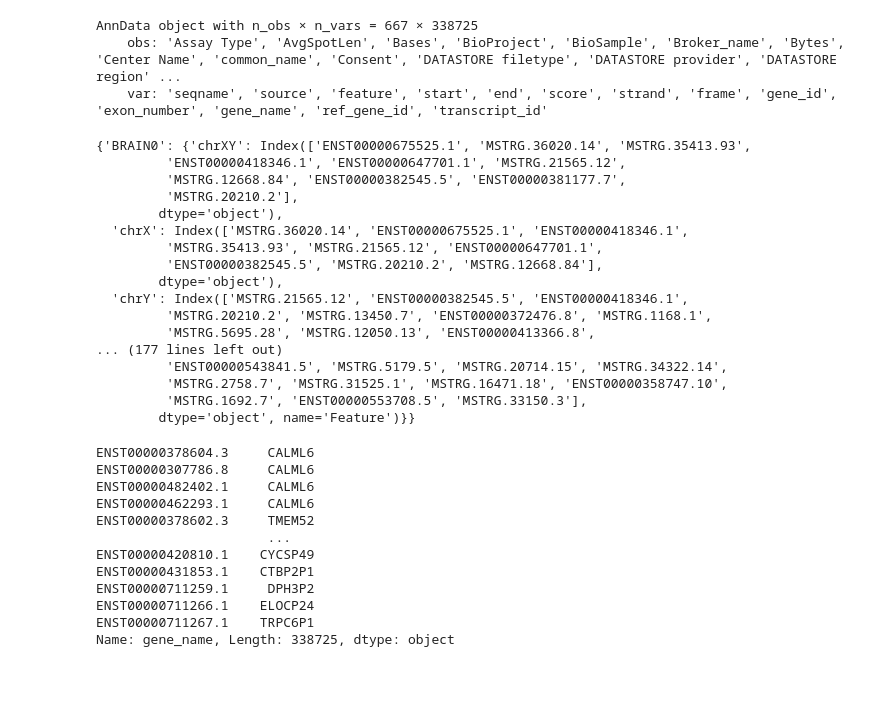
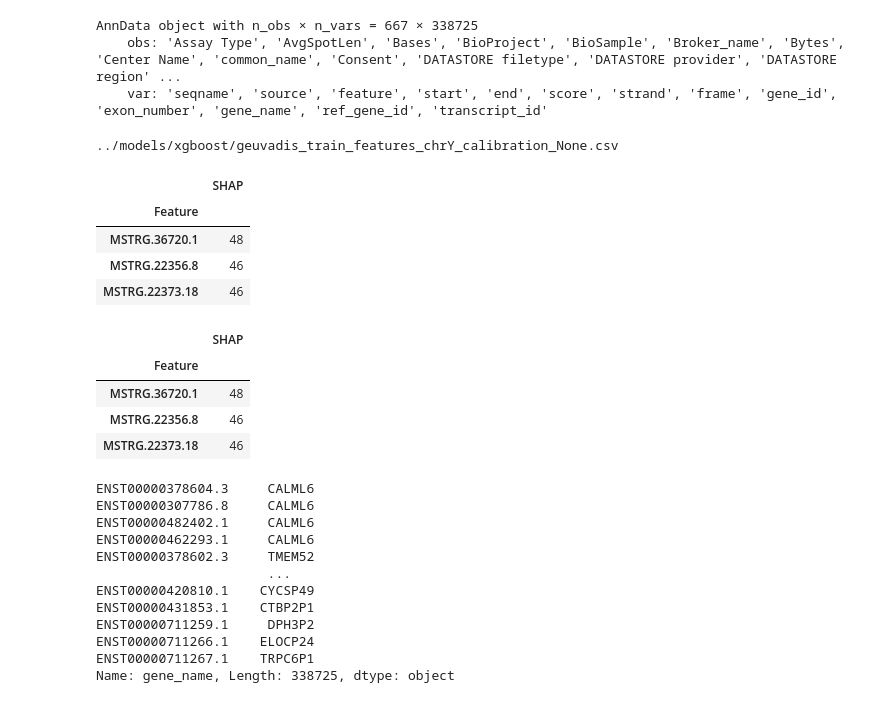
Before and after one commit to zodelheim/sea-infer-rna-seq, a Jupyter notebook: notebooks/FindBestTranscriptsIntersectionForSex.ipynb, the cells around one changed output. Cells and saved outputs as stored; diff of their text form; code cells hidden in the pictures.

```diff
--- a/notebooks/FindBestTranscriptsIntersectionForSex.ipynb
+++ b/notebooks/FindBestTranscriptsIntersectionForSex.ipynb
@@ -92,27 +92,29 @@ for organ_name in ['BRAIN0', "HEART", "BRAIN1", 'None']:
         transcripts_list.extend(features_list.index.tolist())
         # print(features_list)
 transcripts_list = list(set(transcripts_list))
-# %%
-transcripts_dict
-# transcripts_list
-# %% [output]
-{'BRAIN0': {'chrXY': Index(['ENST00000675525.1', 'MSTRG.36020.14', 'MSTRG.35413.93',
-         'ENST00000418346.1', 'ENST00000647701.1', 'MSTRG.21565.12',
-         'MSTRG.12668.84', 'ENST00000382545.5', 'ENST00000381177.7',
-         'MSTRG.20210.2'],
-        dtype='object'),
-  'chrX': Index(['MSTRG.36020.14', 'ENST00000675525.1', 'ENST00000418346.1',
-         'MSTRG.35413.93', 'MSTRG.21565.12', 'ENST00000647701.1',
-         'ENST00000382545.5', 'MSTRG.20210.2', 'MSTRG.12668.84'],
-        dtype='object'),
-  'chrY': Index(['MSTRG.21565.12', 'ENST00000382545.5', 'ENST00000418346.1',
-         'MSTRG.20210.2', 'MSTRG.13450.7', 'ENST00000372476.8', 'MSTRG.1168.1',
-         'MSTRG.5695.28', 'MSTRG.12050.13', 'ENST00000413366.8',
-... (177 lines left out)
-         'ENST00000543841.5', 'MSTRG.5179.5', 'MSTRG.20714.15', 'MSTRG.34322.14',
-         'MSTRG.2758.7', 'MSTRG.31525.1', 'MSTRG.16471.18', 'ENST00000358747.10',
-         'MSTRG.1692.7', 'ENST00000553708.5', 'MSTRG.33150.3'],
-        dtype='object', name='Feature')}}
+# %%
+features_fname = f"geuvadis_train_features_{'chrY'}_calibration_{'None'}.csv"
+features_list = pd.read_csv(ml_models_fdir / model_type / features_fname, index_col=0)
+print(ml_models_fdir / model_type / features_fname)
+features_list
+# %% [output]
+../models/xgboost/geuvadis_train_features_chrY_calibration_None.csv
+|  | SHAP |
+| Feature |  |
+| MSTRG.36720.1 | 48 |
+| MSTRG.22356.8 | 46 |
+| MSTRG.22373.18 | 46 |
+# %%
+transcripts_dict
+transcripts_dict['BLOOD']['chrY']
+#
+features_list
+# %% [output]
+|  | SHAP |
+| Feature |  |
+| MSTRG.36720.1 | 48 |
+| MSTRG.22356.8 | 46 |
+| MSTRG.22373.18 | 46 |
 # %%
 from supervenn import supervenn
 from upsetplot import plot, UpSet, from_contents
```
Also changed, not shown: parts of 2 cells of this notebook.
